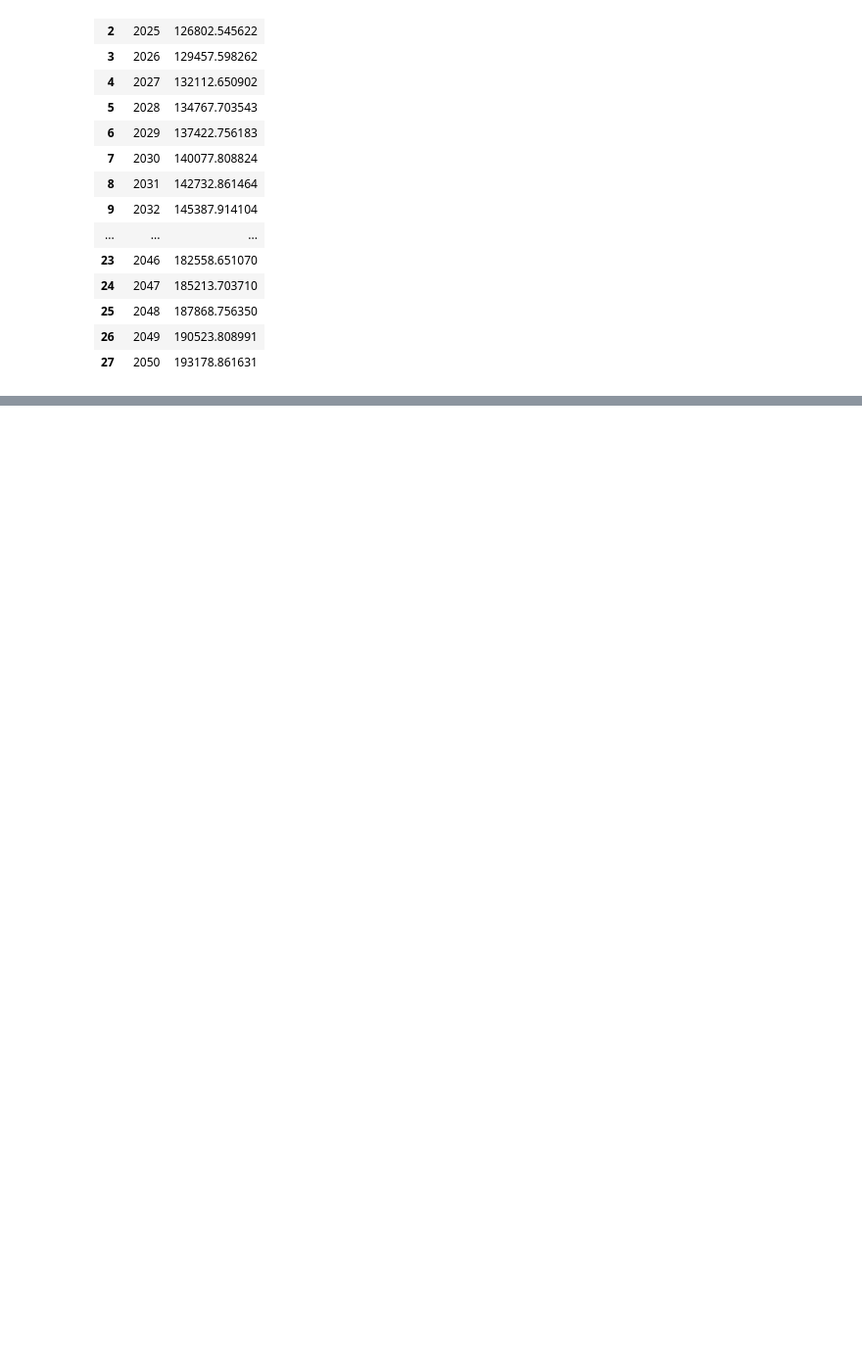
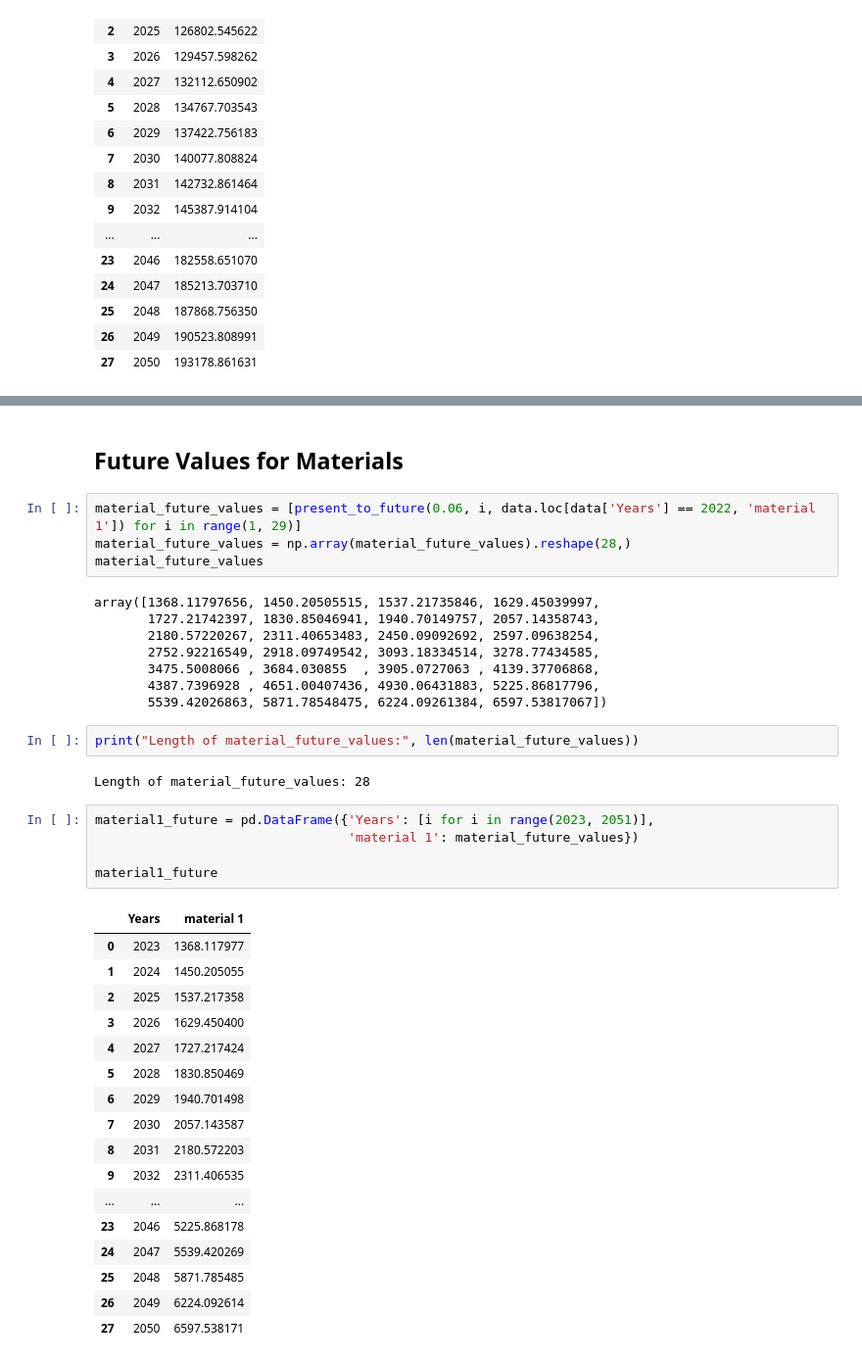
Before and after one commit to Hossein-MJafari/EEcon_Py_Project, a Jupyter notebook: Project.ipynb, the cells around one changed output, grey strips where cells are left out. Shown: that part at 98% size. Cells and saved outputs as stored; diff of their text form; blank space fills up the shorter version.

Commit message:
cleaning the last codes and calculating material 1 future values

```diff
--- a/Project.ipynb
+++ b/Project.ipynb
@@ -112,3 +140,44 @@ d
 | 59 | 2049 | 190523.808991 | NaN | NaN | NaN | NaN |
 | 60 | 2050 | 193178.861631 | NaN | NaN | NaN | NaN |
 61 rows × 6 columns
+# %% [markdown]
+## Future Values for Materials
+# %%
+material_future_values = [present_to_future(0.06, i, data.loc[data['Years'] == 2022, 'material 1']) for i in range(1, 29)]
+material_future_values = np.array(material_future_values).reshape(28,)
+material_future_values
+# %% [output]
+array([1368.11797656, 1450.20505515, 1537.21735846, 1629.45039997,
+       1727.21742397, 1830.85046941, 1940.70149757, 2057.14358743,
+       2180.57220267, 2311.40653483, 2450.09092692, 2597.09638254,
+       2752.92216549, 2918.09749542, 3093.18334514, 3278.77434585,
+       3475.5008066 , 3684.030855  , 3905.0727063 , 4139.37706868,
+       4387.7396928 , 4651.00407436, 4930.06431883, 5225.86817796,
+       5539.42026863, 5871.78548475, 6224.09261384, 6597.53817067])
+# %%
+print("Length of material_future_values:", len(material_future_values))
+# %% [output]
+Length of material_future_values: 28
+# %%
+material1_future = pd.DataFrame({'Years': [i for i in range(2023, 2051)],
+                                 'material 1': material_future_values})
+
+material1_future
+# %% [output]
+|  | Years | material 1 |
+| 0 | 2023 | 1368.117977 |
+| 1 | 2024 | 1450.205055 |
+| 2 | 2025 | 1537.217358 |
+| 3 | 2026 | 1629.450400 |
+| 4 | 2027 | 1727.217424 |
+| 5 | 2028 | 1830.850469 |
+| 6 | 2029 | 1940.701498 |
+| 7 | 2030 | 2057.143587 |
+| 8 | 2031 | 2180.572203 |
+| 9 | 2032 | 2311.406535 |
+| ... | ... | ... |
+| 23 | 2046 | 5225.868178 |
+| 24 | 2047 | 5539.420269 |
+| 25 | 2048 | 5871.785485 |
+| 26 | 2049 | 6224.092614 |
+| 27 | 2050 | 6597.538171 |
```
Also changed, not shown: parts of 18 cells of this notebook.
